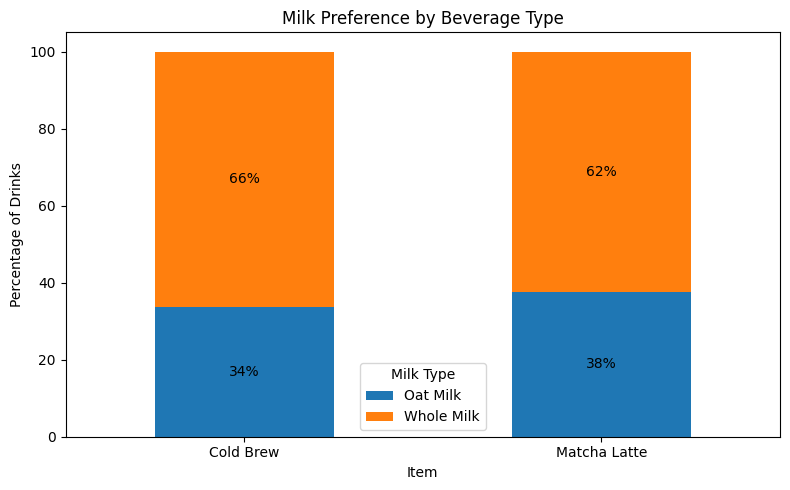
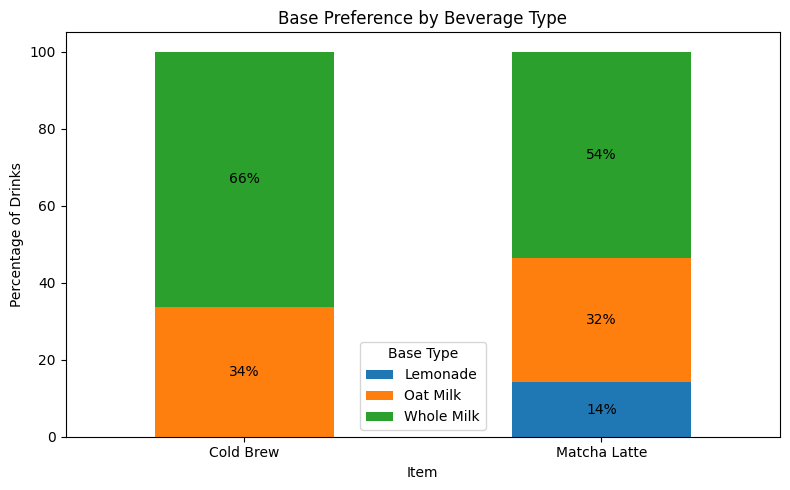
The notebook cell's code change between the first figure and the second:
--- before
+++ after
@@ -1,6 +1,6 @@
-# Milk Preference by Beverage Type
-milk_item_pct = (
+# Base Preference by Beverage Type
+base_item_pct = (
     drink_df[drink_df["Item"].isin(["Matcha Latte", "Cold Brew"])]
-      .query('Base in ["Whole Milk", "Oat Milk"]')
+      .query('Base in ["Whole Milk", "Oat Milk", "Lemonade"]')
       .groupby(["Item", "Base"])["Qty"]
       .sum()
@@ -9,9 +9,9 @@
 
 # Convert to percentages
-milk_item_pct = milk_item_pct.div(
-    milk_item_pct.sum(axis=1), axis=0
+base_item_pct = base_item_pct.div(
+    base_item_pct.sum(axis=1), axis=0
 ) * 100
 
-ax = milk_item_pct.plot(
+ax = base_item_pct.plot(
     kind="bar",
     stacked=True,
@@ -19,9 +19,9 @@
 )
 
-plt.title("Milk Preference by Beverage Type")
+plt.title("Base Preference by Beverage Type")
 plt.ylabel("Percentage of Drinks")
 plt.xlabel("Item")
 plt.xticks(rotation=0)
-plt.legend(title="Milk Type")
+plt.legend(title="Base Type")
 
 for container in ax.containers:

Commit: edit base ananalysis